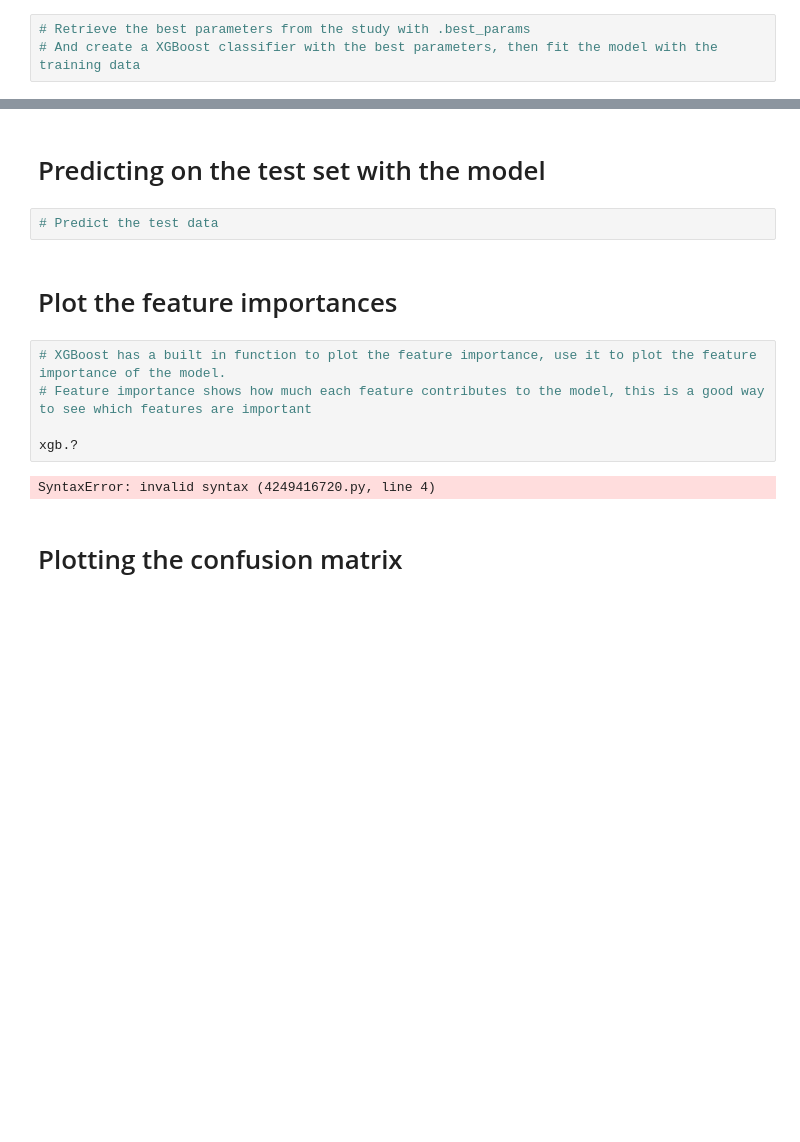
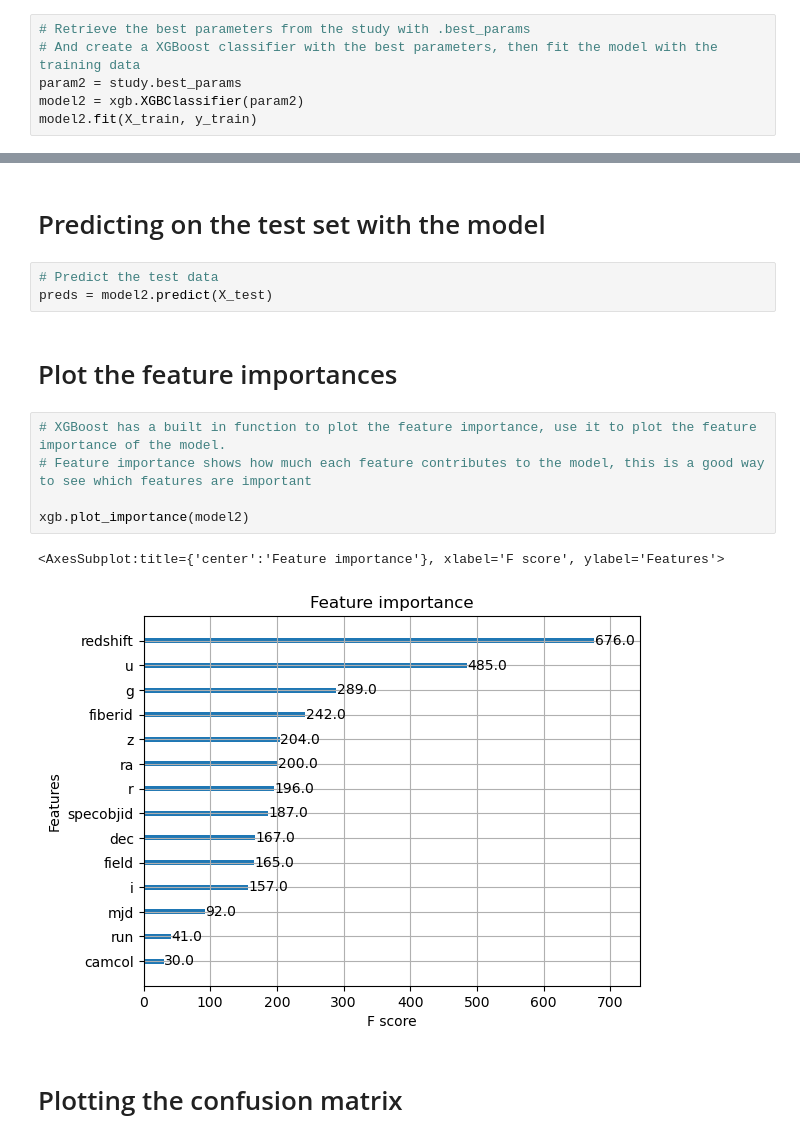
Before and after one commit to eirinko/Lab-5, a Jupyter notebook: src/lab-5.ipynb, the cells around one changed output, grey strips where cells are left out. Cells and saved outputs as stored; diff of their text form; blank space fills up the shorter version.

```diff
--- a/src/lab-5.ipynb
+++ b/src/lab-5.ipynb
@@ -169,3 +169,6 @@ study.optimize(objective,n_trials=2)
 # %%
 # Retrieve the best parameters from the study with .best_params
 # And create a XGBoost classifier with the best parameters, then fit the model with the training data
+param2 = study.best_params
+model2 = xgb.XGBClassifier(param2)
+model2.fit(X_train, y_train)
@@ -187,15 +210,17 @@ SyntaxError: invalid syntax (3805100776.py, line 7)
 # Predicting on the test set with the model
 # %%
 # Predict the test data
+preds = model2.predict(X_test)
 # %% [markdown]
 # Plot the feature importances
 # %%
 # XGBoost has a built in function to plot the feature importance, use it to plot the feature importance of the model.
 # Feature importance shows how much each feature contributes to the model, this is a good way to see which features are important
 
-xgb.?
+xgb.plot_importance(model2)
 # %% [output]
-SyntaxError: invalid syntax (4249416720.py, line 4)
+<AxesSubplot:title={'center':'Feature importance'}, xlabel='F score', ylabel='Features'>
+[figure, added]
 # %% [markdown]
 # Plotting the confusion matrix
 # %%
```
Also changed, not shown: parts of 5 cells of this notebook.
